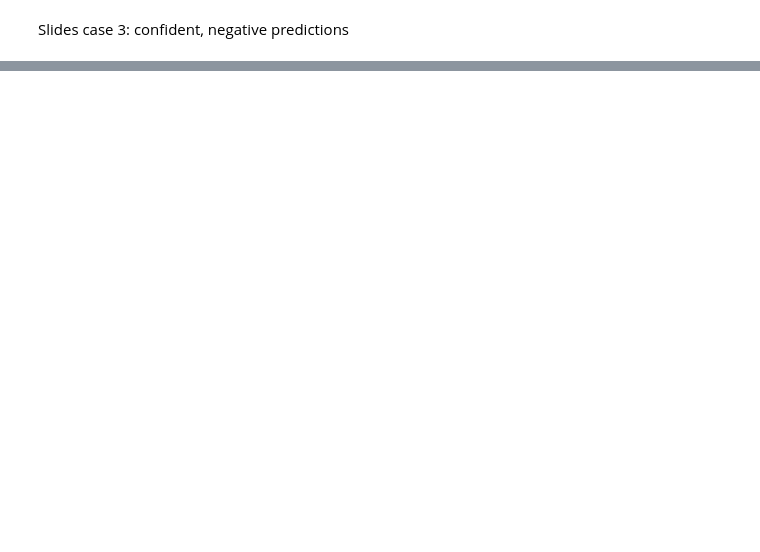
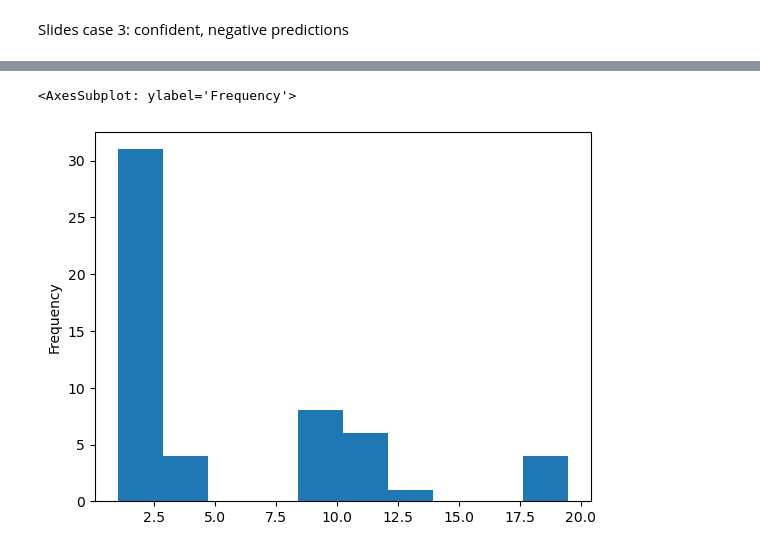
Before and after one commit to csi-greifflab/negative-class-optimization, a Jupyter notebook: notebooks/07b_Interpretability_pipeline_dev.ipynb, the cells around one changed output, grey strips where cells are left out. Saved outputs shown, nothing was run; the diff lists cells and outputs as text; code cells hidden in the pictures; blank space fills up the shorter version.

```diff
--- a/notebooks/07b_Interpretability_pipeline_dev.ipynb
+++ b/notebooks/07b_Interpretability_pipeline_dev.ipynb
@@ -357,0 +376,30 @@ CTRDNLTWFAY
+# %%
+from collections import OrderedDict
+from scipy.stats import rankdata
+
+
+def get_paratope_ranks(y_true_class: int, df_sel):
+    paratope_ranks = OrderedDict()
+    for i, row in df_sel_2.iterrows():
+        if row["y_true"] != y_true_class:
+            continue
+
+        slide = row["slide"]
+        attr = row["attributions"].detach().numpy().reshape((11, 20))
+
+        try:
+            paratope = preprocessing.onehot_encode_nodeg_paratope(
+            preprocessing.get_no_degree_paratope(
+                row["agregatesABParatope"]
+            )
+        ).reshape((11, 20))
+        except ValueError:
+            continue
+
+        ranks = rankdata(-attr, axis=1, method="ordinal")
+        paratope_ranks_arr = (ranks * paratope).sum(axis=1)
+        paratope_ranks_arr = np.where(paratope_ranks_arr == 0, -10, paratope_ranks_arr)
+        paratope_ranks[slide] = paratope_ranks_arr
+    return paratope_ranks
+
+paratope_ranks_1 = get_paratope_ranks(1, df_sel_2)
@@ -357,0 +428,5 @@ CTRDNLTWFAY
+# %%
+df_paratope_ranks_1.replace(-10, np.nan).median(axis=1, skipna=True).plot.hist()
+# %% [output]
+<AxesSubplot: ylabel='Frequency'>
+[figure, added]
```
Also changed, not shown: parts of 19 cells of this notebook.
